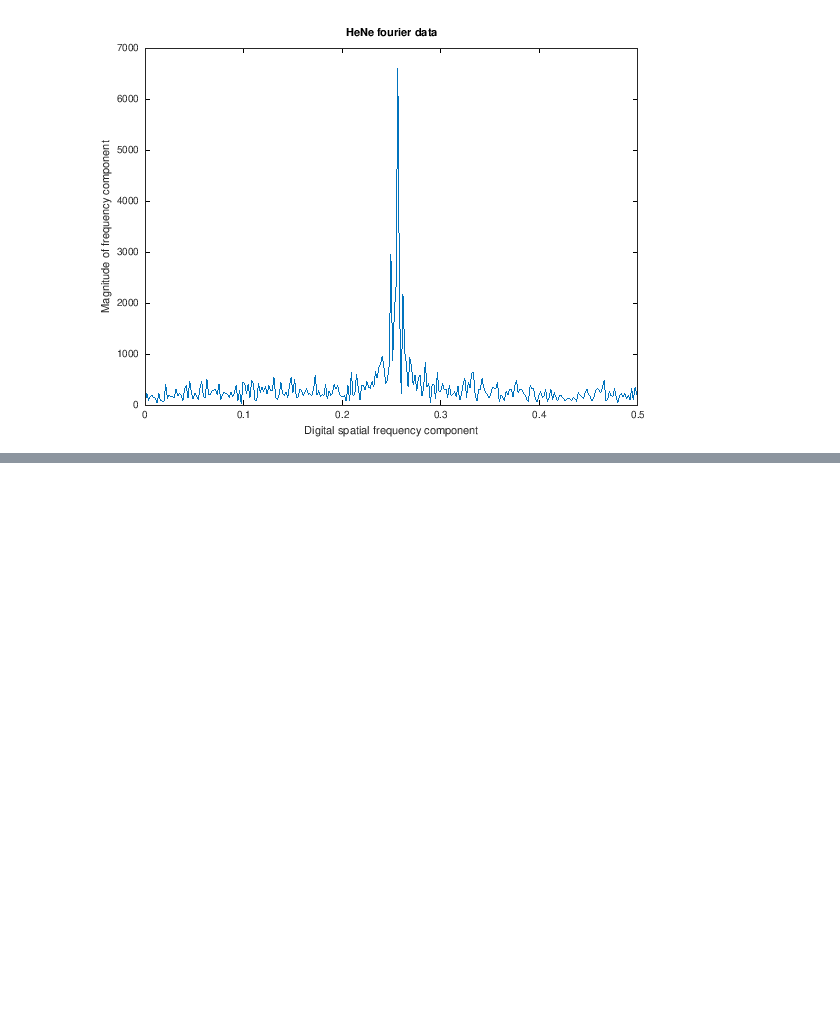
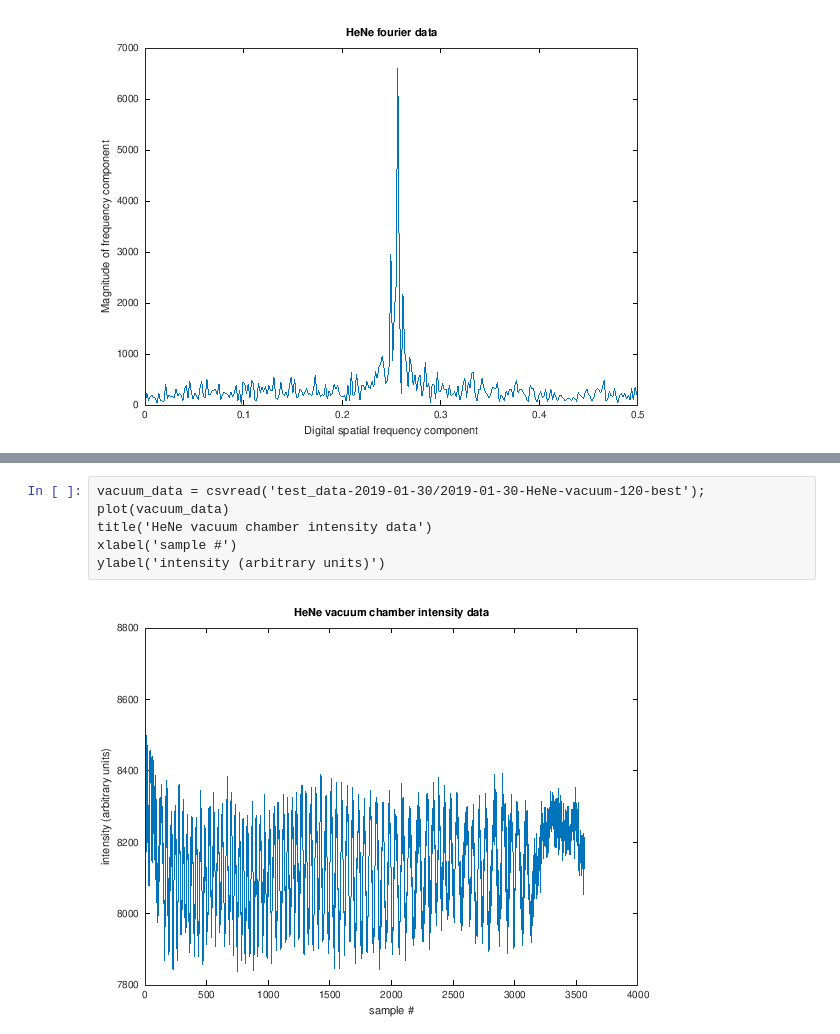
Before and after one commit to jtroo/phys408-lab1, a Jupyter notebook: notebook.ipynb, the cells around one changed output, grey strips where cells are left out. Cells and saved outputs as stored; diff of their text form; blank space fills up the shorter version.

```diff
--- a/notebook.ipynb
+++ b/notebook.ipynb
@@ -622,0 +640,8 @@ xlim([0 0.5])
+# %%
+vacuum_data = csvread('test_data-2019-01-30/2019-01-30-HeNe-vacuum-120-best');
+plot(vacuum_data)
+title('HeNe vacuum chamber intensity data')
+xlabel('sample #')
+ylabel('intensity (arbitrary units)')
+# %% [output]
+[figure, added]
```
Also changed, not shown: parts of 29 cells of this notebook.
